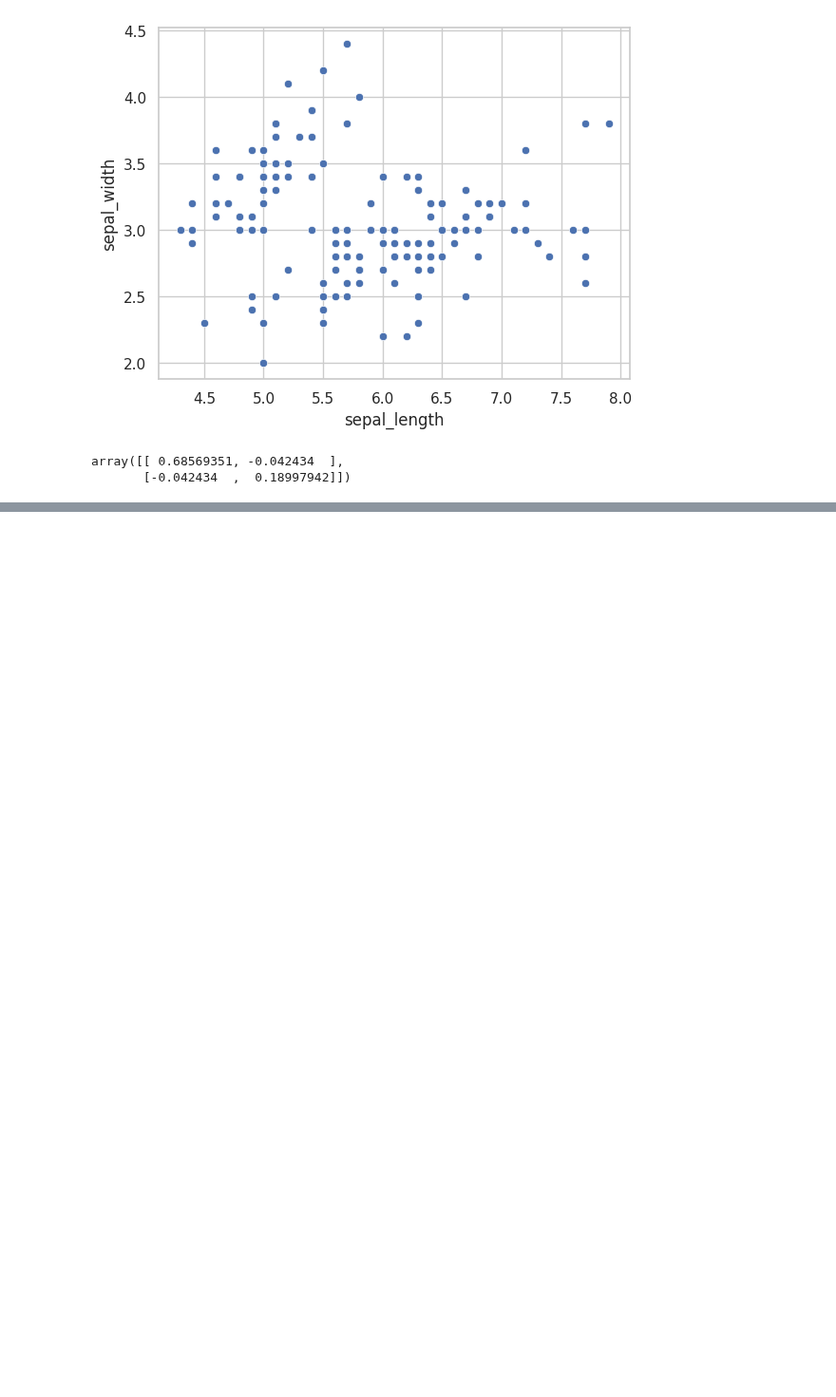
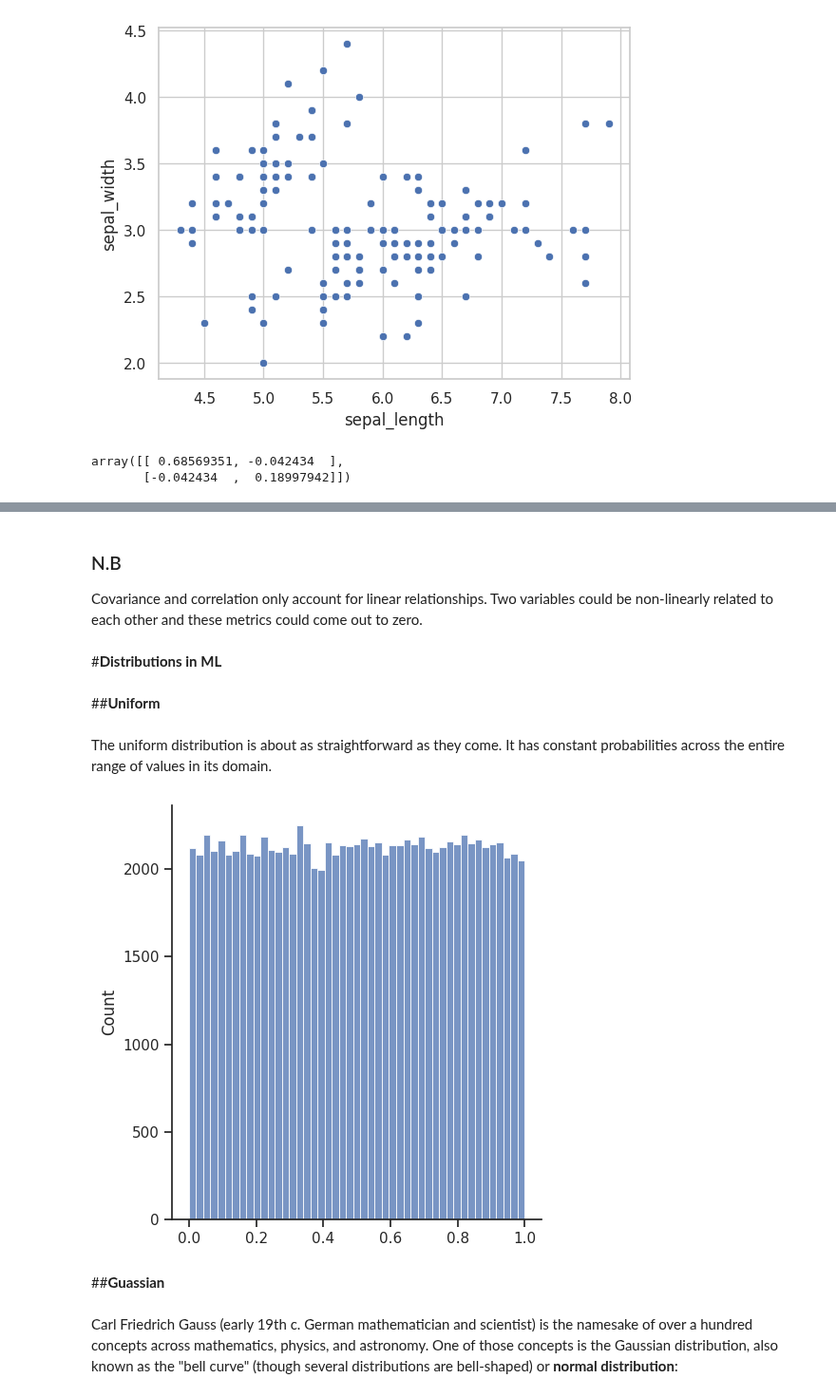
Before and after one commit to fakhar-iqbal/Machine_Learning_Fundamentals, a Jupyter notebook: Probability.ipynb, the cells around one changed output, grey strips where cells are left out. Shown at 95% size. Cells and saved outputs as stored; diff of their text form; code cells hidden in the pictures; blank space fills up the shorter version.

```diff
--- a/Probability.ipynb
+++ b/Probability.ipynb
@@ -456,0 +485,20 @@ array([[ 0.68569351, -0.042434  ],
+# %% [markdown]
+### N.B
+Covariance and correlation only account for linear relationships. Two variables could be non-linearly related to each other and these metrics could come out to zero.
+# %% [markdown]
+#**Distributions in ML**
+# %% [markdown]
+##**Uniform**
+# %% [markdown]
+The uniform distribution is about as straightforward as they come. It has constant probabilities across the entire range of values in its domain.
+# %%
+u = np.random.uniform(size=100000)
+sns.set_style('ticks')
+# %%
+_ = sns.displot(u)
+# %% [output]
+[figure, added]
+# %% [markdown]
+##**Guassian**
+# %% [markdown]
+Carl Friedrich Gauss (early 19th c. German mathematician and scientist) is the namesake of over a hundred concepts across mathematics, physics, and astronomy. One of those concepts is the Gaussian distribution, also known as the "bell curve" (though several distributions are bell-shaped) or **normal distribution**:
```
Also changed, not shown: parts of 23 cells of this notebook.
